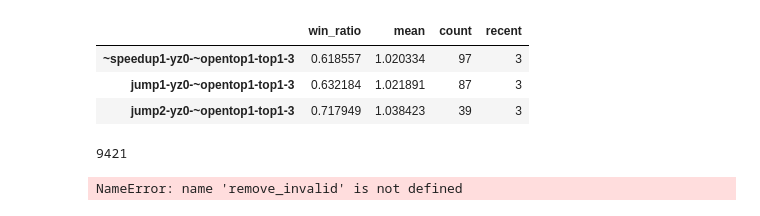
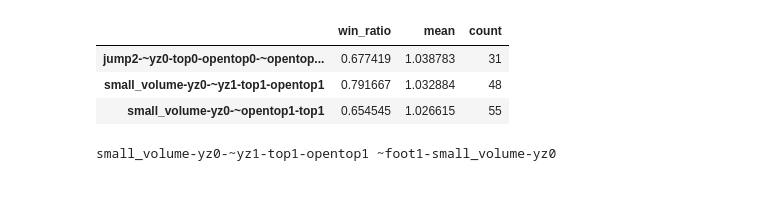
Before and after one commit to StockFucker/top, a Jupyter notebook: 过滤重复因子.ipynb, the cells around one changed output. Drawn from its saved outputs; the diff is of its cells as text; code cells hidden in the pictures.

```diff
--- a/过滤重复因子.ipynb
+++ b/过滤重复因子.ipynb
@@ -3,24 +3,13 @@ import pandas as pd
 from utils import *
 from constant import *
 # %%
-df = pd.read_csv("output3.csv",index_col=0)
+df = pd.read_csv("output6.csv",index_col=0)
 df = df[~df["mean"].duplicated()]
-df["recent"] = df.index.str.slice(-1)
-df = df[df["count"] > 20]
+# df["recent"] = df.index.str.slice(-1)
+df = df[df["count"] > 30]
 df.head(3)
 # %% [output]
-|  | win_ratio | mean | count | recent |
-| ~speedup1-yz0-~opentop1-top1-3 | 0.618557 | 1.020334 | 97 | 3 |
-| jump1-yz0-~opentop1-top1-3 | 0.632184 | 1.021891 | 87 | 3 |
-| jump2-yz0-~opentop1-top1-3 | 0.717949 | 1.038423 | 39 | 3 |
+|  | win_ratio | mean | count |
+| jump2-~yz0-top0-opentop0-~opentop... | 0.677419 | 1.038783 | 31 |
+| small_volume-yz0-~yz1-top1-opentop1 | 0.791667 | 1.032884 | 48 |
+| small_volume-yz0-~opentop1-top1 | 0.654545 | 1.026615 | 55 |
-# %%
-len(df)
-# %% [output]
-9421
-# %%
-valid_keys = ['~opentop2-jump1-foot0-~foot1-~foot2-~isnew-small_capq-minute-7', '~opentop2-~speedup2-foot0-~foot1-~foot2-~isnew-small_capq-minute-7']
-sub_df = df[df.index.isin(valid_keys) == True]
-valid_keys = remove_invalid(sub_df,7)
-valid_keys
-# %% [output]
-NameError: name 'remove_invalid' is not defined
@@ -26,0 +20,4 @@ NameError: name 'remove_invalid' is not defined
+# %%
+valid_keys = remove_invalid(df,target_factor)
+# %% [output]
+small_volume-yz0-~yz1-top1-opentop1 ~foot1-small_volume-yz0
```
Also changed, not shown: parts of 11 cells of this notebook, 15 other files.
